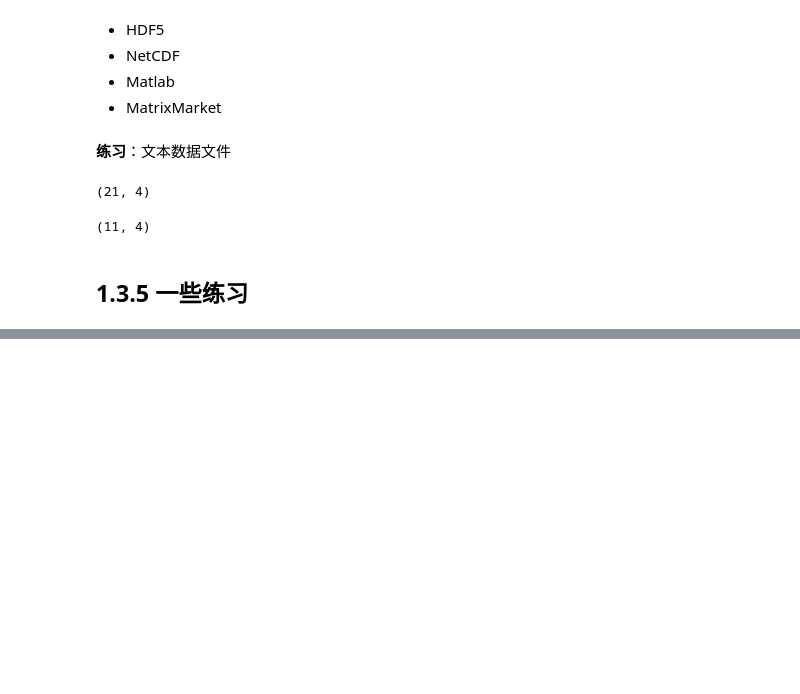
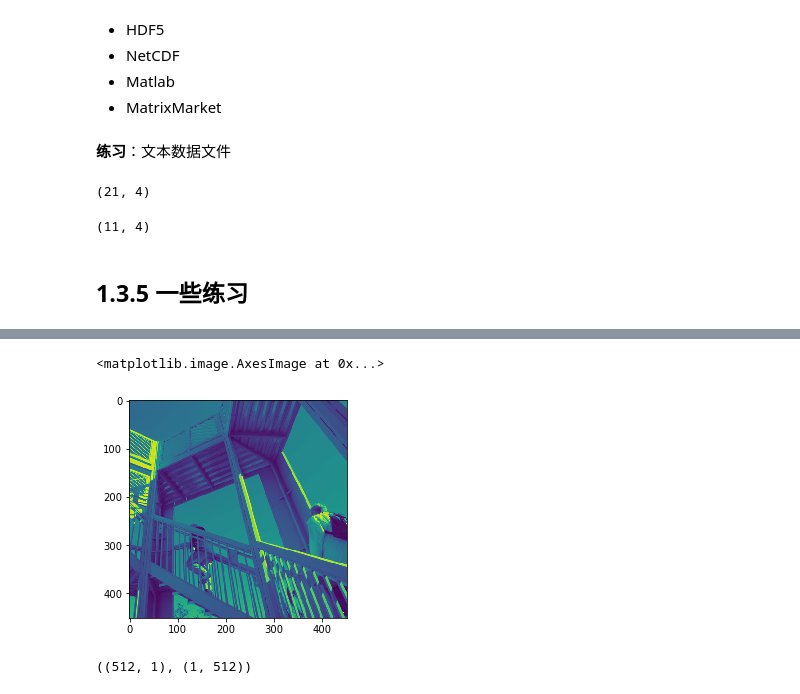
Before and after one commit to MiracleXYZ/SciPy-Lecture-Notes-CN-Py3, a Jupyter notebook: 1.3 NumPy.ipynb, the cells around one changed output, grey strips where cells are left out. Saved outputs shown, nothing was run; the diff lists cells and outputs as text; code cells hidden in the pictures; blank space fills up the shorter version.

```diff
--- a/1.3 NumPy.ipynb
+++ b/1.3 NumPy.ipynb
@@ -1716,0 +1779,11 @@ data[5:-5, :].shape
+# %%
+crop_ascent = ascent[30:-30, 30:-30]
+plt.imshow(crop_ascent)
+# %% [output]
+<matplotlib.image.AxesImage at 0x...>
+[figure, added]
+# %%
+y, x = np.ogrid[0:512, 0:512]
+y.shape, x.shape
+# %% [output]
+((512, 1), (1, 512))
```
Also changed, not shown: parts of 54 cells of this notebook, 4 other files.
